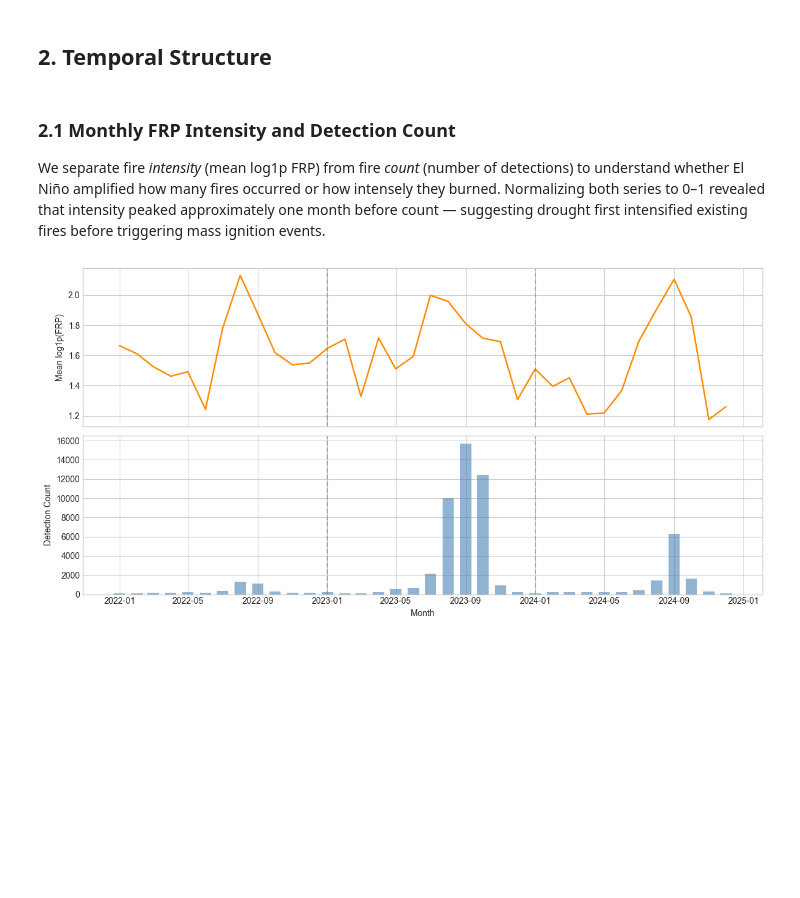
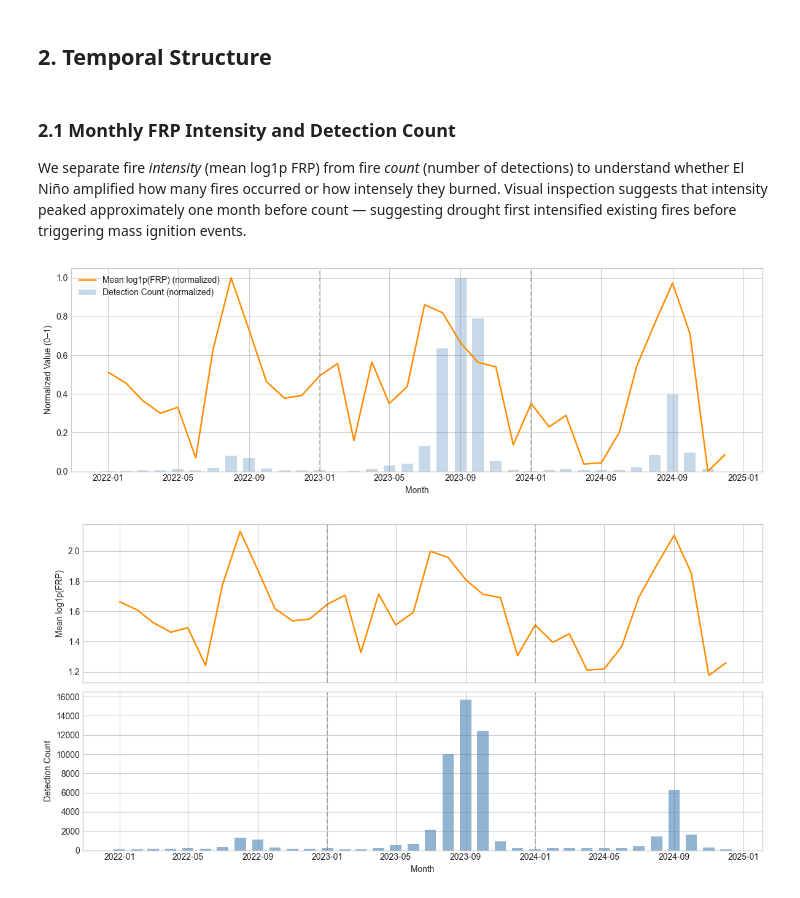
Before and after one commit to andinaufal120/kalimantan-frp-prediction, a Jupyter notebook: eda.ipynb, the cells around one changed output. Drawn from its saved outputs; the diff is of its cells as text; code cells hidden in the pictures; blank space fills up the shorter version.

Commit message:
feat(eda): add monthly intensity/count plot and p95 vs p99 outlier comparison

```diff
--- a/eda.ipynb
+++ b/eda.ipynb
@@ -176,9 +176,44 @@ p 99.5: log1p(FRP) = 4.231  →  FRP ≈ 67.8 MW
 
 We separate fire *intensity* (mean log1p FRP) from fire *count* (number of
 detections) to understand whether El Niño amplified how many fires occurred
-or how intensely they burned. Normalizing both series to 0–1 revealed that
+or how intensely they burned. Visual inspection suggests that
 intensity peaked approximately one month before count — suggesting drought
 first intensified existing fires before triggering mass ignition events.
+# %%
+monthly = (
+    df.groupby('year_month')
+    .agg(mean_frp=('frp_log1p', 'mean'),
+         count=('frp_log1p', 'count'))
+    .reset_index()
+)
+monthly['year_month_dt'] = monthly['year_month'].dt.to_timestamp()
+# %%
+from sklearn.preprocessing import MinMaxScaler
+
+scaler = MinMaxScaler()
+monthly['mean_frp_norm'] = scaler.fit_transform(monthly[['mean_frp']])
+monthly['count_norm'] = scaler.fit_transform(monthly[['count']])
+
+fig, ax = plt.subplots(figsize=(12, 4))
+
+ax.plot(monthly['year_month_dt'], monthly['mean_frp_norm'],
+        color='darkorange', linewidth=1.8, label='Mean log1p(FRP) (normalized)')
+ax.bar(monthly['year_month_dt'], monthly['count_norm'],
+       width=20, alpha=0.3, color='steelblue', label='Detection Count (normalized)')
+
+ax.set_ylabel('Normalized Value (0–1)')
+ax.set_xlabel('Month')
+ax.legend()
+
+for year in [2023, 2024]:
+    ax.axvline(pd.Timestamp(f'{year}-01-01'),
+               color='gray', linestyle='--', alpha=0.5)
+
+plt.tight_layout()
+plt.savefig(f'{FIG_DIR}fig_monthly_frp_normalized.pdf')
+plt.show()
+# %% [output]
+[figure, added]
 # %%
 fig, (ax1, ax2) = plt.subplots(2, 1, figsize=(12, 6), sharex=True)
 
```
Also changed, not shown: parts of 4 cells of this notebook.
